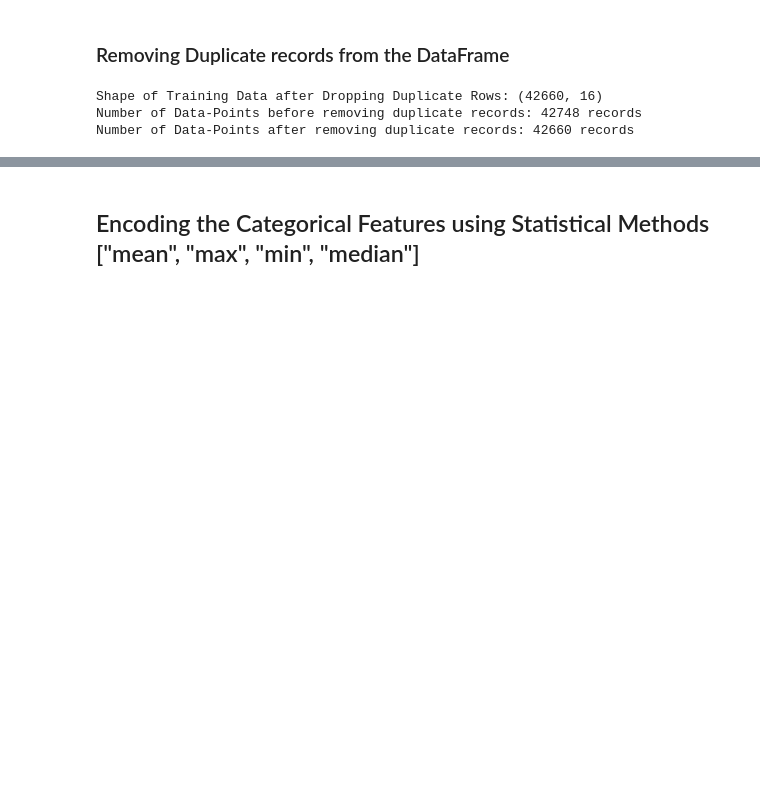
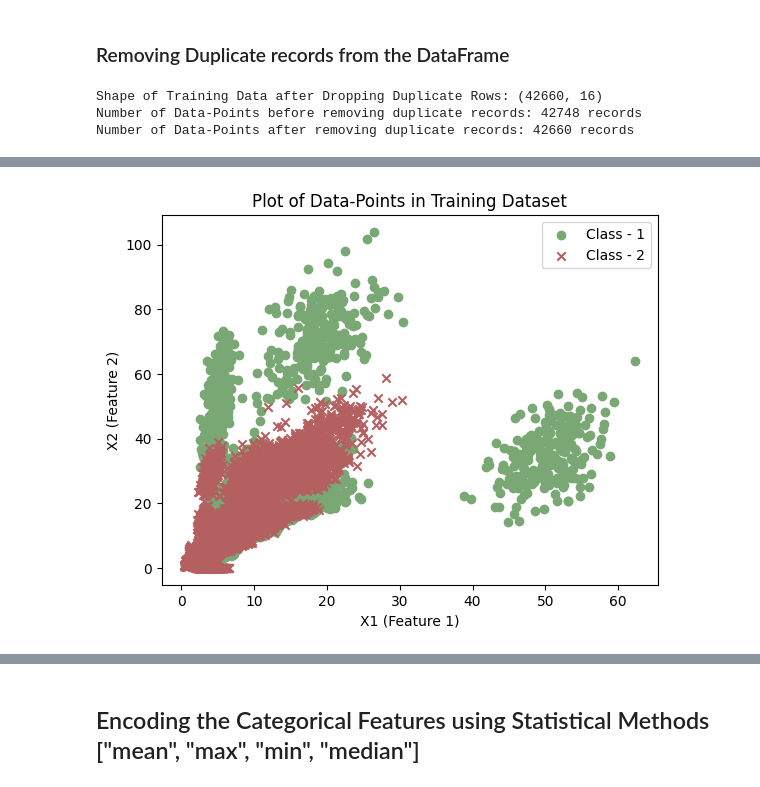
Before and after one commit to SudeshKumarSK/MushroomClassification, a Jupyter notebook: FeatureEngineering.ipynb, the cells around one changed output, grey strips where cells are left out. Cells and saved outputs as stored; diff of their text form; code cells hidden in the pictures; blank space fills up the shorter version.

```diff
--- a/FeatureEngineering.ipynb
+++ b/FeatureEngineering.ipynb
@@ -237,0 +268,23 @@ Number of Data-Points after removing duplicate records: 42660 records
+# %%
+X_train_np = X_train.to_numpy()
+y_train_np = y_train.to_numpy()
+
+mask = y_train_np == "e"
+
+plt.scatter(X_train_np[mask, 0], X_train_np[mask, 9], c='#7AA874', marker = "o", label='Class - 1')
+plt.scatter(X_train_np[~mask, 0], X_train_np[~mask, 9], c='#B46060', marker = "x", label='Class - 2')
+
+# Add legend to the plot
+plt.legend()
+
+# Added a Title.
+plt.title("Plot of Data-Points in Training Dataset")
+
+# Setting the X and Y Axes.
+plt.xlabel("X1 (Feature 1)")
+plt.ylabel("X2 (Feature 2)")
+
+# Display the plot
+plt.show()
+# %% [output]
+[figure, added]
```
Also changed, not shown: parts of 7 cells of this notebook.
